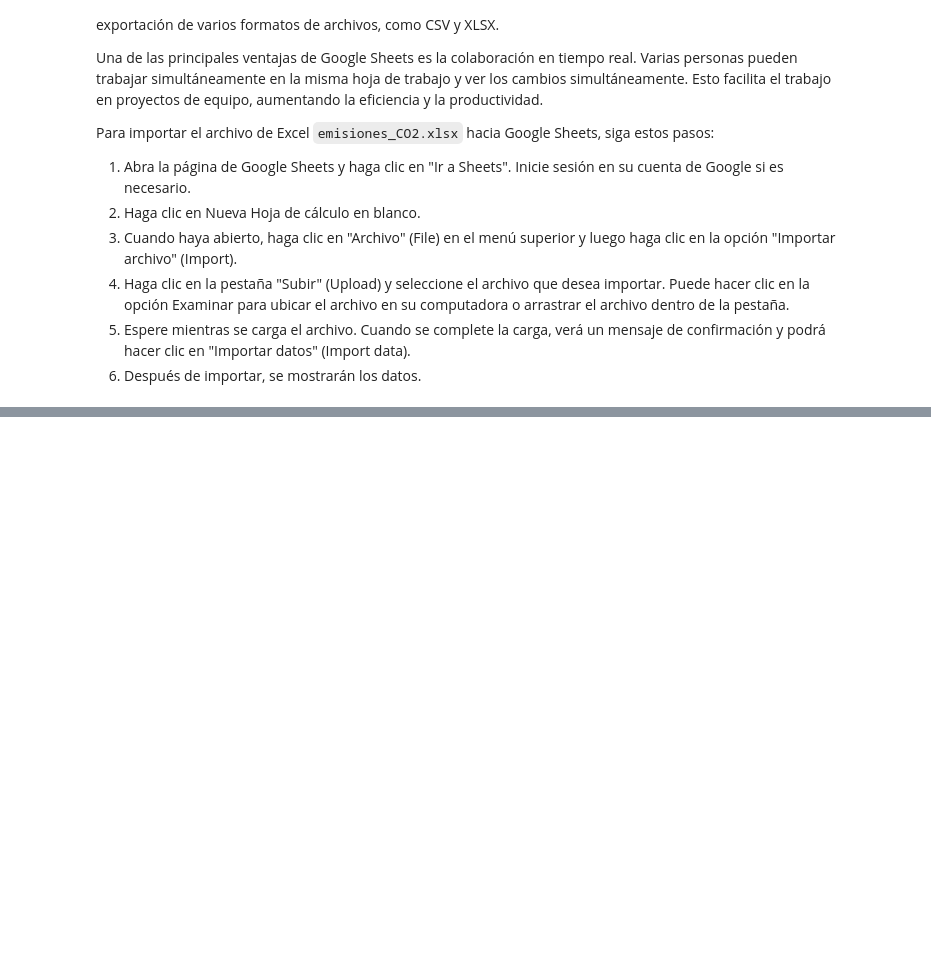
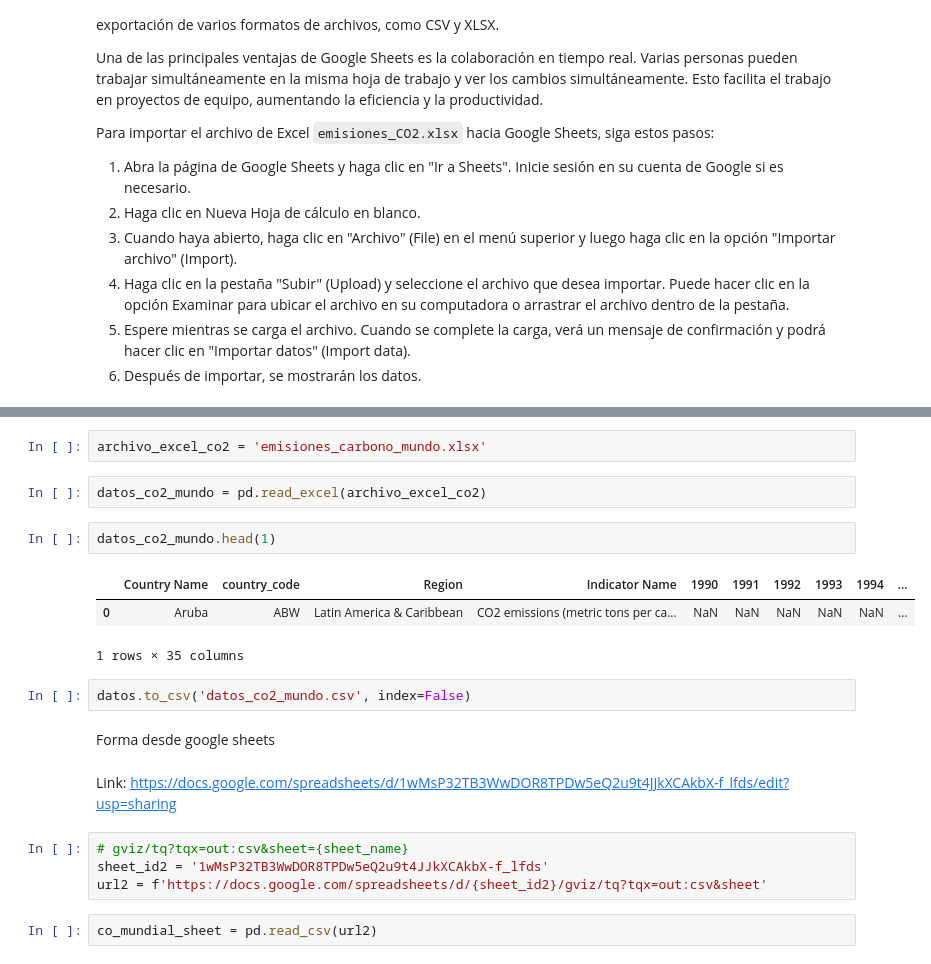
Before and after one commit to Liuz8/ETL-Oracle-Curso, a Jupyter notebook: Pandas_NoteBook.ipynb, the cells around one changed output, grey strips where cells are left out. Cells and saved outputs as stored; diff of their text form; blank space fills up the shorter version.

```diff
--- a/Pandas_NoteBook.ipynb
+++ b/Pandas_NoteBook.ipynb
@@ -402,0 +483,22 @@ Para importar el archivo de Excel `emisiones_CO2.xlsx` hacia Google Sheets, siga
+# %%
+archivo_excel_co2 = 'emisiones_carbono_mundo.xlsx'
+# %%
+datos_co2_mundo = pd.read_excel(archivo_excel_co2)
+# %%
+datos_co2_mundo.head(1)
+# %% [output]
+|  | Country Name | country_code | Region | Indicator Name | 1990 | 1991 | 1992 | 1993 | 1994 | ... |
+| 0 | Aruba | ABW | Latin America & Caribbean | CO2 emissions (metric tons per ca... | NaN | NaN | NaN | NaN | NaN | ... |
+1 rows × 35 columns
+# %%
+datos.to_csv('datos_co2_mundo.csv', index=False)
+# %% [markdown]
+Forma desde google sheets
+# %% [markdown]
+Link: https://docs.google.com/spreadsheets/d/1wMsP32TB3WwDOR8TPDw5eQ2u9t4JJkXCAkbX-f_lfds/edit?usp=sharing
+# %%
+# gviz/tq?tqx=out:csv&sheet={sheet_name}
+sheet_id2 = '1wMsP32TB3WwDOR8TPDw5eQ2u9t4JJkXCAkbX-f_lfds'
+url2 = f'https://docs.google.com/spreadsheets/d/{sheet_id2}/gviz/tq?tqx=out:csv&sheet'
+# %%
+co_mundial_sheet = pd.read_csv(url2)
```
Also changed, not shown: parts of 15 cells of this notebook, 3 other files.
